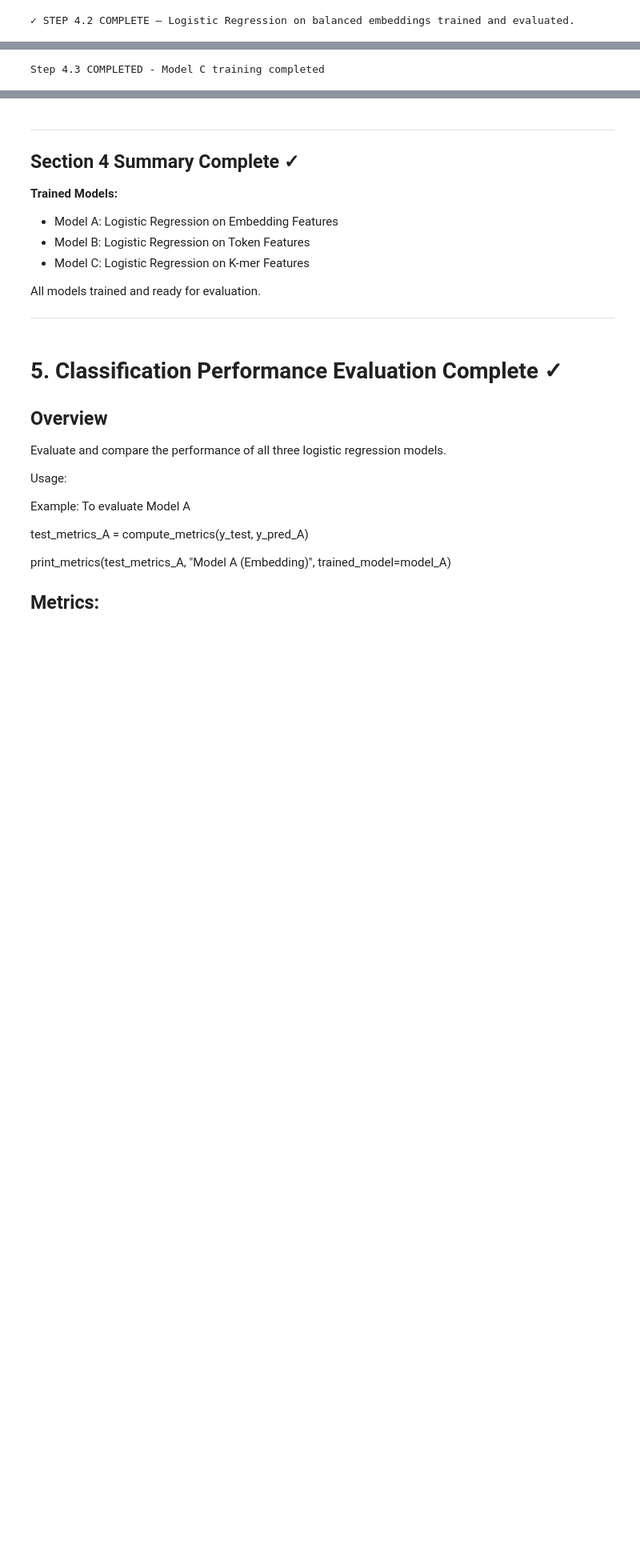
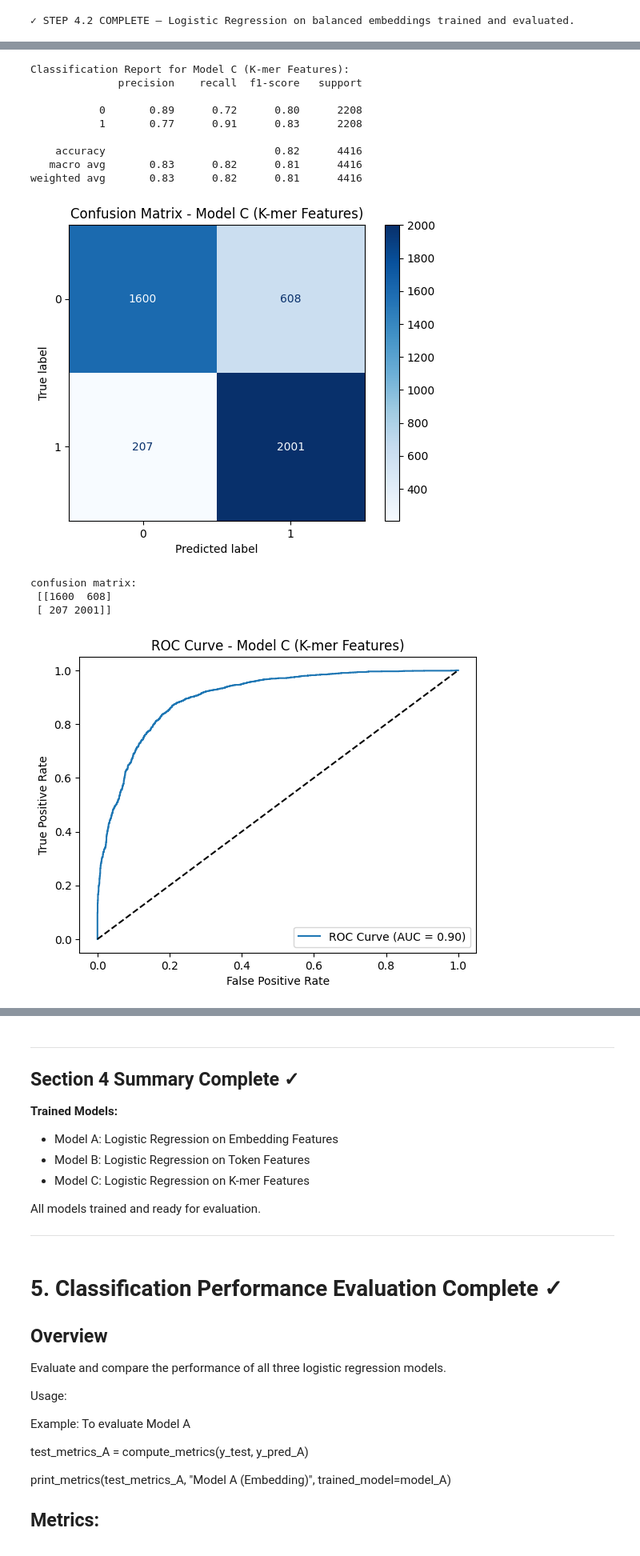
Before and after one commit to KalyaniVijayPakhale/MSI5001-Group-Project, a Jupyter notebook: MSI5001_Team15_mRNA.ipynb, the cells around one changed output, grey strips where cells are left out. Shown at 80% size. Drawn from its saved outputs; the diff is of its cells as text; code cells hidden in the pictures; blank space fills up the shorter version.

Commit message:
Logistic Regression model with Kmer features

```diff
--- a/MSI5001_Team15_mRNA.ipynb
+++ b/MSI5001_Team15_mRNA.ipynb
@@ -841,19 +824,60 @@ Train logistic regression on k-mer frequency features.
 # %%
 # ============================================================================
-# STEP 4.3: Train Model C (K-mer Features) - TO BE COMPLETED
+import numpy as np
+import pandas as pd
+from sklearn.linear_model import LogisticRegression
+from sklearn.metrics import (
+    confusion_matrix, ConfusionMatrixDisplay,
+    roc_curve, roc_auc_score, classification_report
+)
+import matplotlib.pyplot as plt
 # ============================================================================
-
-# TODO: Train logistic regression on X_train_kmers_balanced
-# model_C = LogisticRegression(max_iter=1000, random_state=42)
-# model_C.fit(X_train_kmers_balanced, y_train_balanced)
-#
-# y_pred_C = model_C.predict(X_test_kmers)
-#
-# Output: model_C, y_pred_C
-
+# Train model
 model_C = LogisticRegression(max_iter=1000, random_state=42)
 model_C.fit(X_train_kmers_balanced, y_train_balanced)
+# Predict on test set
 y_pred_C = model_C.predict(X_test_kmers)
-print("Step 4.3 COMPLETED - Model C training completed")
+# ============================================================================
+# Evaluate model
+print("Classification Report for Model C (K-mer Features):")
+print(classification_report(y_test, y_pred_C))
+# ============================================================================
+# Generate Confusion Matrix
+cm = confusion_matrix(y_test, y_pred_C)
+# Display Confusion Matrix
+disp = ConfusionMatrixDisplay(confusion_matrix=cm)
+disp.plot(cmap=plt.cm.Blues)
+plt.title("Confusion Matrix - Model C (K-mer Features)")
+plt.show()
+print("confusion matrix:\n", cm)
+#===========================================================================
+# ROC Curve and AUC
+y_prob_C = model_C.predict_proba(X_test_kmers)[:, 1]
+fpr, tpr, thresholds = roc_curve(y_test, y_prob_C)
+auc_score = roc_auc_score(y_test, y_prob_C)
+plt.figure()
+plt.plot(fpr, tpr, label=f'ROC Curve (AUC = {auc_score:.2f})')
+plt.plot([0, 1], [0, 1], 'k--')  # Diagonal line
+plt.xlabel('False Positive Rate')
+plt.ylabel('True Positive Rate')
+plt.title('ROC Curve - Model C (K-mer Features)')
+plt.legend(loc='lower right')
+plt.show()
+print(f"AUC Score: {auc_score:.4f}")
+#===========================================================================
+print("✓ Step 4.3 complete - Model C trained and evaluated.")
 # %% [output]
-Step 4.3 COMPLETED - Model C training completed
+Classification Report for Model C (K-mer Features):
+              precision    recall  f1-score   support
+
+           0       0.89      0.72      0.80      2208
+           1       0.77      0.91      0.83      2208
+
+    accuracy                           0.82      4416
+   macro avg       0.83      0.82      0.81      4416
+weighted avg       0.83      0.82      0.81      4416
+[figure, added]
+confusion matrix:
+ [[1600  608]
+ [ 207 2001]]
+[figure, added]
```
Also changed, not shown: parts of 5 cells of this notebook.
